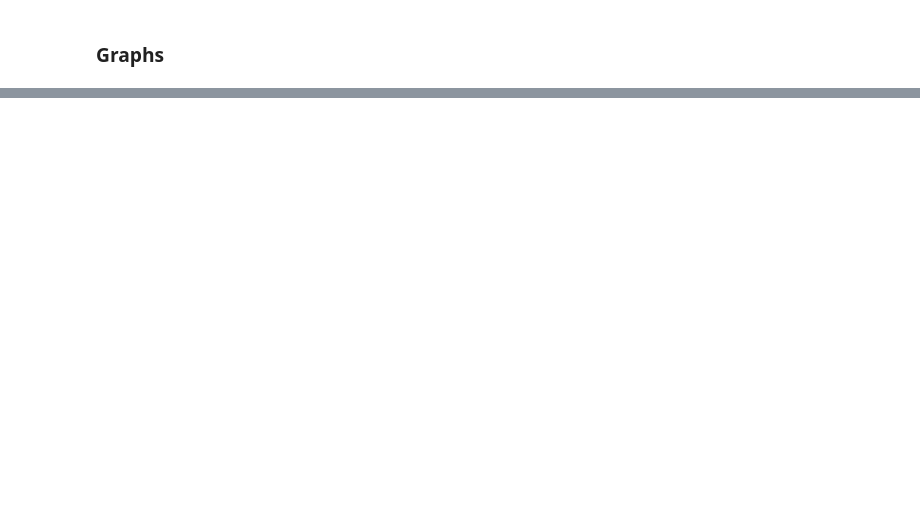
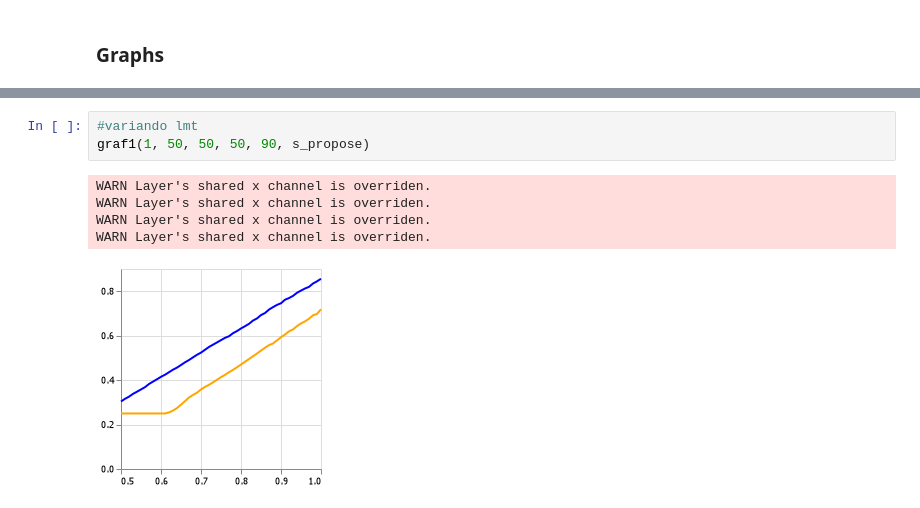
Before and after one commit to jmatheusgpa/BargainingJulia, a Jupyter notebook: BargainingJulia.ipynb, the cells around one changed output, grey strips where cells are left out. Cells and saved outputs as stored; diff of their text form; blank space fills up the shorter version.

```diff
--- a/BargainingJulia.ipynb
+++ b/BargainingJulia.ipynb
@@ -1113,0 +1282,9 @@ s_W[1, 100,99,1]
+# %%
+#variando lmt
+graf1(1, 50, 50, 50, 90, s_propose)
+# %% [output]
+WARN Layer's shared x channel is overriden.
+WARN Layer's shared x channel is overriden.
+WARN Layer's shared x channel is overriden.
+WARN Layer's shared x channel is overriden.
+[figure, added]
```
Also changed, not shown: parts of 46 cells of this notebook.
